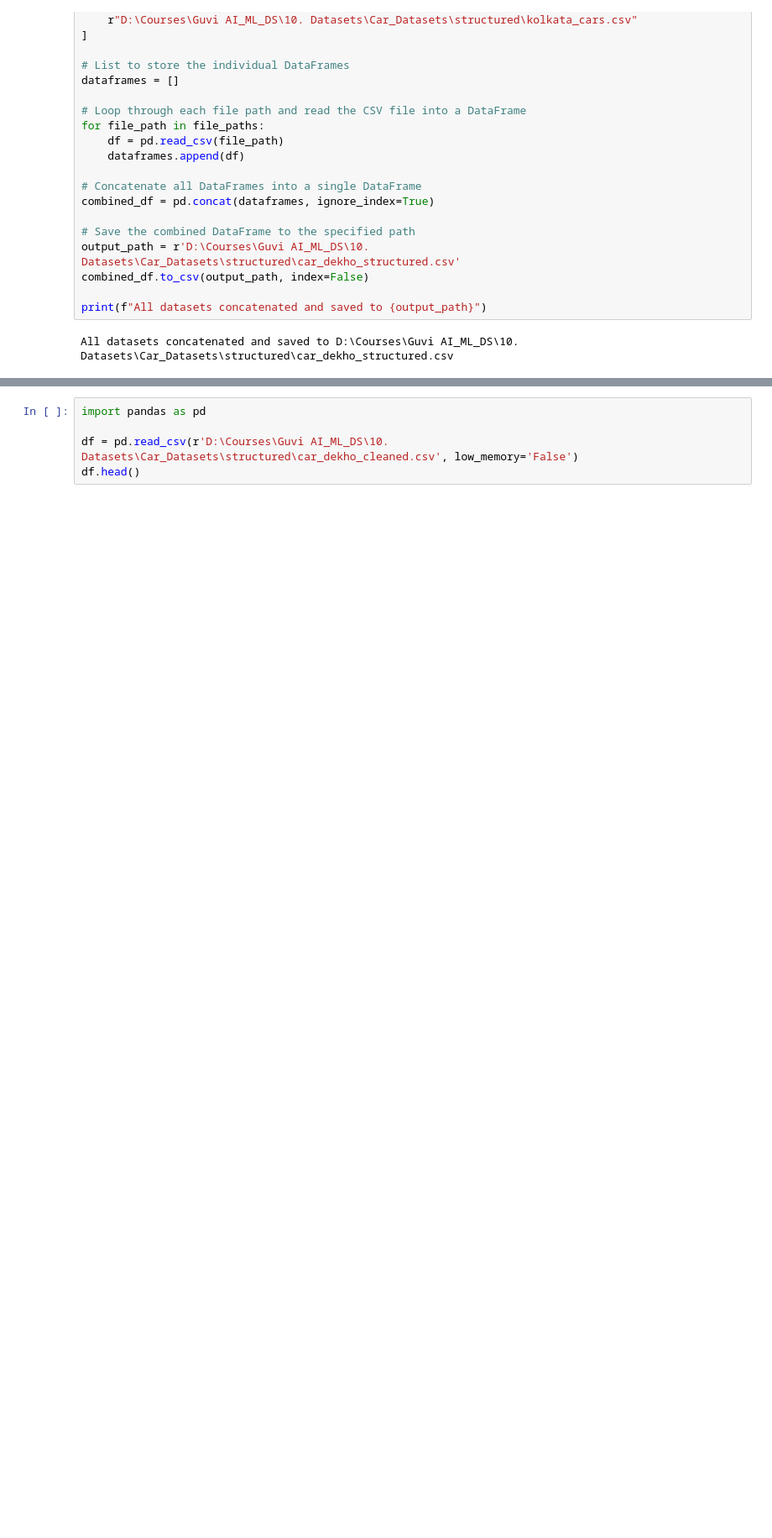
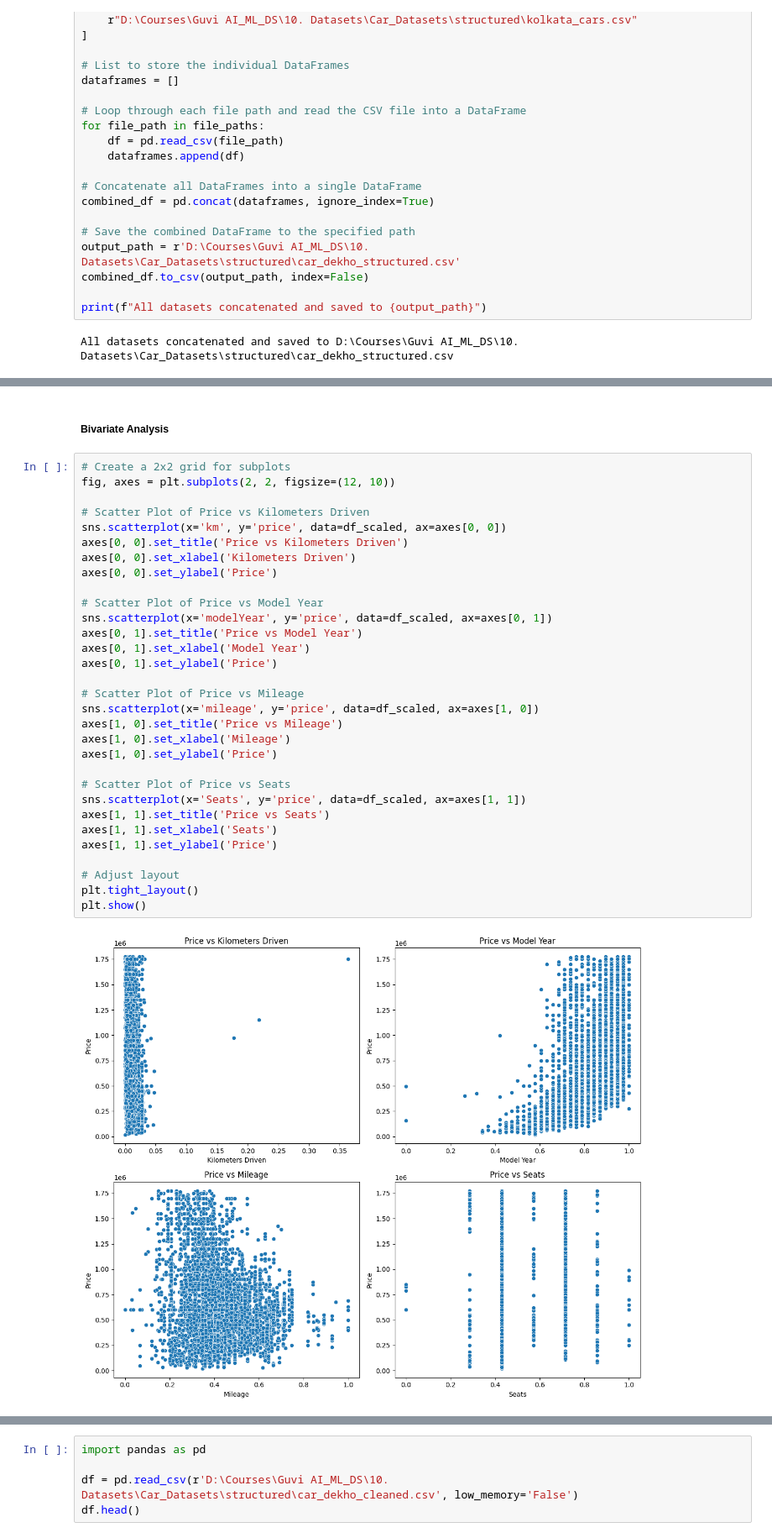
Before and after one commit to Jegadeswari/Used-Car-Price-Prediction, a Jupyter notebook: CarPricePrediction.ipynb, the cells around one changed output, grey strips where cells are left out. Shown at 84% size. Saved outputs shown, nothing was run; the diff lists cells and outputs as text; blank space fills up the shorter version.

```diff
--- a/CarPricePrediction.ipynb
+++ b/CarPricePrediction.ipynb
@@ -981,0 +1094,35 @@ Loading Dataset for Machine Learning Model
+# %% [markdown]
+##### Bivariate Analysis
+# %%
+# Create a 2x2 grid for subplots
+fig, axes = plt.subplots(2, 2, figsize=(12, 10))
+
+# Scatter Plot of Price vs Kilometers Driven
+sns.scatterplot(x='km', y='price', data=df_scaled, ax=axes[0, 0])
+axes[0, 0].set_title('Price vs Kilometers Driven')
+axes[0, 0].set_xlabel('Kilometers Driven')
+axes[0, 0].set_ylabel('Price')
+
+# Scatter Plot of Price vs Model Year
+sns.scatterplot(x='modelYear', y='price', data=df_scaled, ax=axes[0, 1])
+axes[0, 1].set_title('Price vs Model Year')
+axes[0, 1].set_xlabel('Model Year')
+axes[0, 1].set_ylabel('Price')
+
+# Scatter Plot of Price vs Mileage
+sns.scatterplot(x='mileage', y='price', data=df_scaled, ax=axes[1, 0])
+axes[1, 0].set_title('Price vs Mileage')
+axes[1, 0].set_xlabel('Mileage')
+axes[1, 0].set_ylabel('Price')
+
+# Scatter Plot of Price vs Seats
+sns.scatterplot(x='Seats', y='price', data=df_scaled, ax=axes[1, 1])
+axes[1, 1].set_title('Price vs Seats')
+axes[1, 1].set_xlabel('Seats')
+axes[1, 1].set_ylabel('Price')
+
+# Adjust layout
+plt.tight_layout()
+plt.show()
+# %% [output]
+[figure, added]
```
Also changed, not shown: parts of 120 cells of this notebook, 1 other file.
